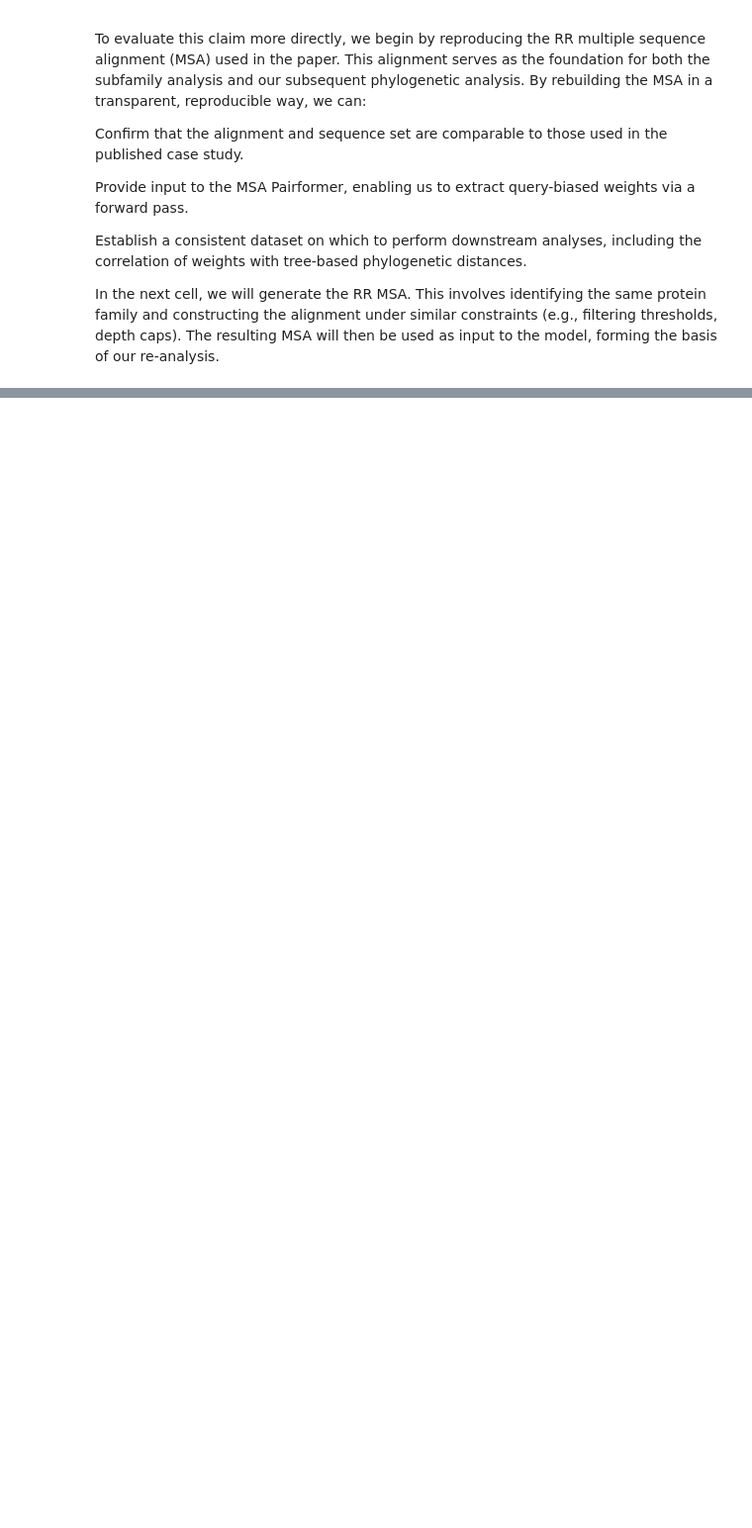
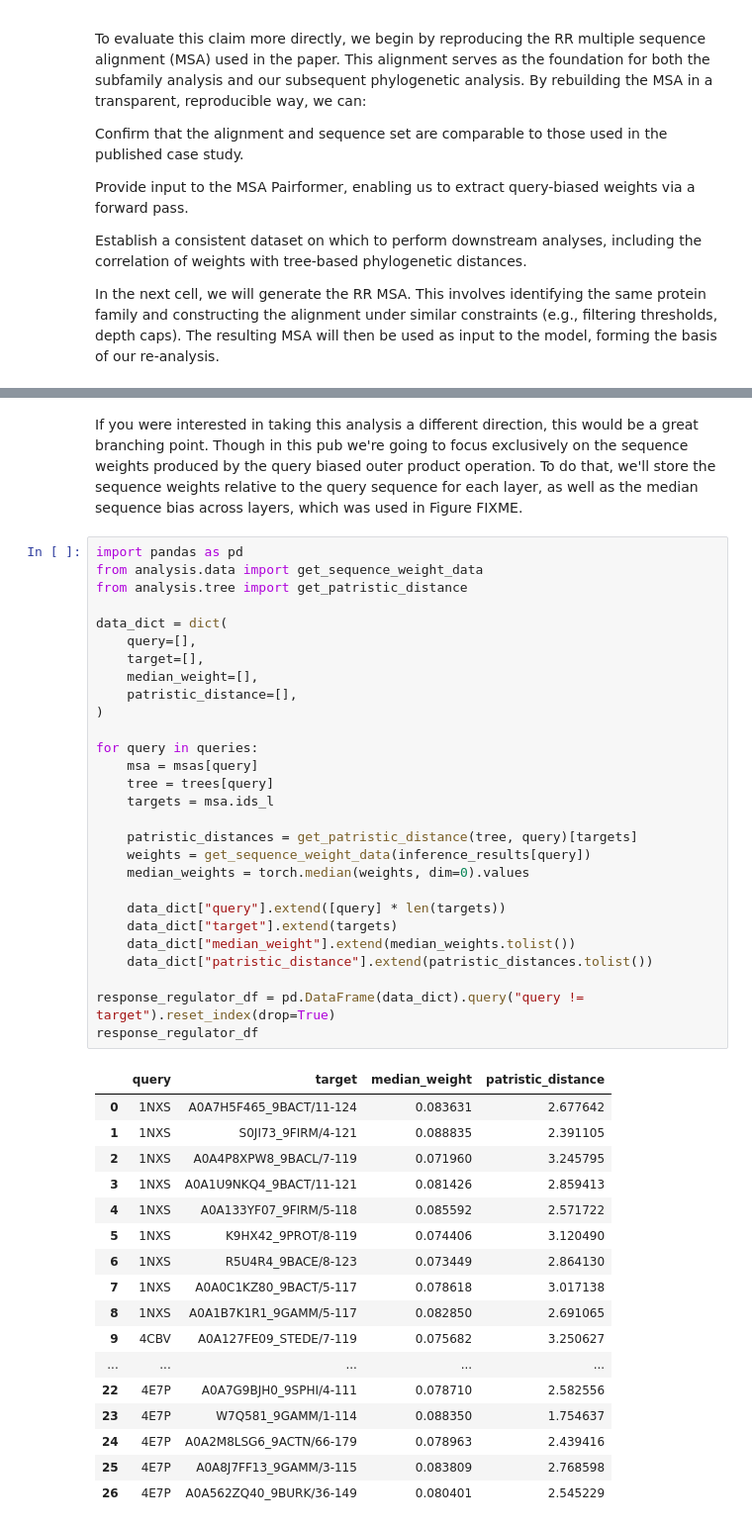
Before and after one commit to Arcadia-Science/2025-phylogenetic-analysis-of-msa-pairformer, a Jupyter notebook: index.ipynb, the cells around one changed output, grey strips where cells are left out. Shown at 99% size. Cells and saved outputs as stored; diff of their text form; blank space fills up the shorter version.

```diff
--- a/index.ipynb
+++ b/index.ipynb
@@ -75,0 +111,48 @@ for reference in references:
+# %% [markdown]
+If you were interested in taking this analysis a different direction, this would be a great branching point. Though in this pub we're going to focus exclusively on the sequence weights produced by the query biased outer product operation. To do that, we'll store the sequence weights relative to the query sequence for each layer, as well as the median sequence bias across layers, which was used in Figure FIXME.
+# %%
+import pandas as pd
+from analysis.data import get_sequence_weight_data
+from analysis.tree import get_patristic_distance
+
+data_dict = dict(
+    query=[],
+    target=[],
+    median_weight=[],
+    patristic_distance=[],
+)
+
+for query in queries:
+    msa = msas[query]
+    tree = trees[query]
+    targets = msa.ids_l
+
+    patristic_distances = get_patristic_distance(tree, query)[targets]
+    weights = get_sequence_weight_data(inference_results[query])
+    median_weights = torch.median(weights, dim=0).values
+
+    data_dict["query"].extend([query] * len(targets))
+    data_dict["target"].extend(targets)
+    data_dict["median_weight"].extend(median_weights.tolist())
+    data_dict["patristic_distance"].extend(patristic_distances.tolist())
+
+response_regulator_df = pd.DataFrame(data_dict).query("query != target").reset_index(drop=True)
+response_regulator_df
+# %% [output]
+|  | query | target | median_weight | patristic_distance |
+| 0 | 1NXS | A0A7H5F465_9BACT/11-124 | 0.083631 | 2.677642 |
+| 1 | 1NXS | S0JI73_9FIRM/4-121 | 0.088835 | 2.391105 |
+| 2 | 1NXS | A0A4P8XPW8_9BACL/7-119 | 0.071960 | 3.245795 |
+| 3 | 1NXS | A0A1U9NKQ4_9BACT/11-121 | 0.081426 | 2.859413 |
+| 4 | 1NXS | A0A133YF07_9FIRM/5-118 | 0.085592 | 2.571722 |
+| 5 | 1NXS | K9HX42_9PROT/8-119 | 0.074406 | 3.120490 |
+| 6 | 1NXS | R5U4R4_9BACE/8-123 | 0.073449 | 2.864130 |
+| 7 | 1NXS | A0A0C1KZ80_9BACT/5-117 | 0.078618 | 3.017138 |
+| 8 | 1NXS | A0A1B7K1R1_9GAMM/5-117 | 0.082850 | 2.691065 |
+| 9 | 4CBV | A0A127FE09_STEDE/7-119 | 0.075682 | 3.250627 |
+| ... | ... | ... | ... | ... |
+| 22 | 4E7P | A0A7G9BJH0_9SPHI/4-111 | 0.078710 | 2.582556 |
+| 23 | 4E7P | W7Q581_9GAMM/1-114 | 0.088350 | 1.754637 |
+| 24 | 4E7P | A0A2M8LSG6_9ACTN/66-179 | 0.078963 | 2.439416 |
+| 25 | 4E7P | A0A8J7FF13_9GAMM/3-115 | 0.083809 | 2.768598 |
+| 26 | 4E7P | A0A562ZQ40_9BURK/36-149 | 0.080401 | 2.545229 |
```
Also changed, not shown: parts of 3 cells of this notebook, 17 other files.
